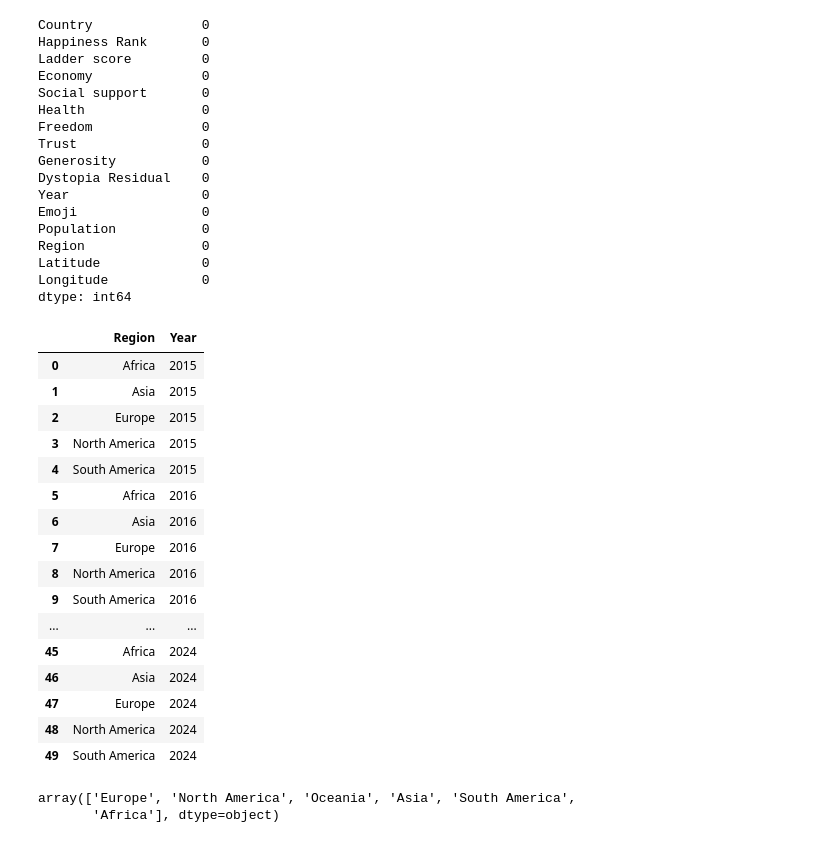
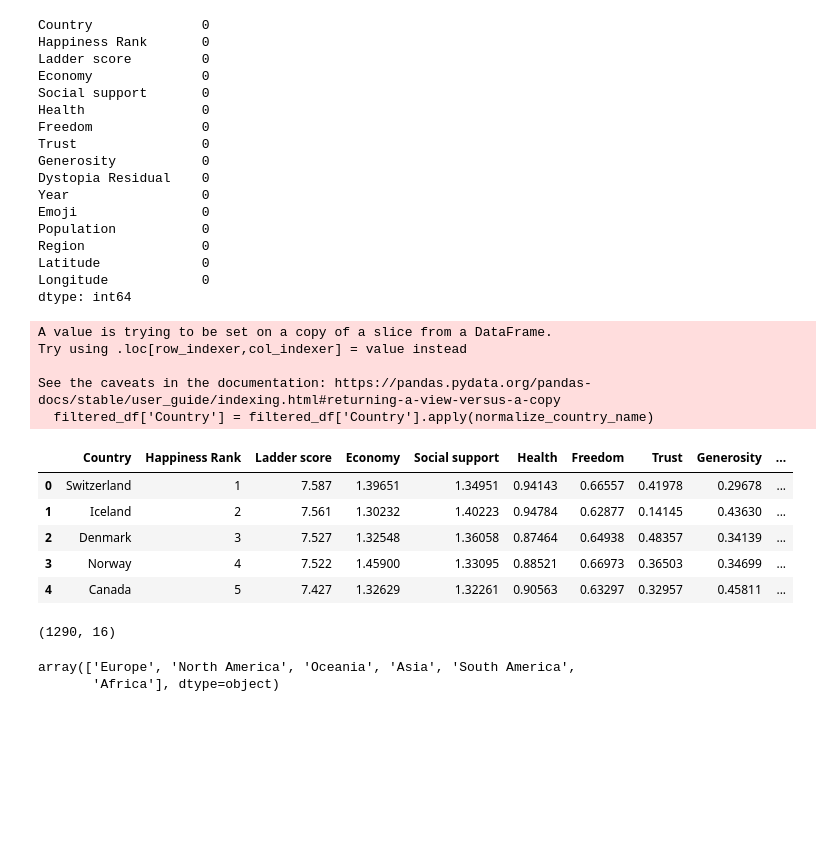
Before and after one commit to priscilla100/cse564_Visualization, a Jupyter notebook: static/whr_data/Untitled1.ipynb, the cells around one changed output. Cells and saved outputs as stored; diff of their text form; code cells hidden in the pictures; blank space fills up the shorter version.

```diff
--- a/static/whr_data/Untitled1.ipynb
+++ b/static/whr_data/Untitled1.ipynb
@@ -50,20 +24,32 @@ sampled_records.to_csv("pcp_data.csv",index=False)
-# %%
-most_uncertain_records[['Region', "Year"]]
-# %% [output]
-|  | Region | Year |
-| 0 | Africa | 2015 |
-| 1 | Asia | 2015 |
-| 2 | Europe | 2015 |
-| 3 | North America | 2015 |
-| 4 | South America | 2015 |
-| 5 | Africa | 2016 |
-| 6 | Asia | 2016 |
-| 7 | Europe | 2016 |
-| 8 | North America | 2016 |
-| 9 | South America | 2016 |
-| ... | ... | ... |
-| 45 | Africa | 2024 |
-| 46 | Asia | 2024 |
-| 47 | Europe | 2024 |
-| 48 | North America | 2024 |
-| 49 | South America | 2024 |
+# %%
+import pandas as pd
+import pycountry
+
+# Normalize country names
+def normalize_country_name(country_name):
+    try:
+        # Use pycountry to lookup and get the country's official name
+        country = pycountry.countries.lookup(country_name)
+        return country.name
+    except LookupError:
+        return country_name
+
+filtered_df['Country'] = filtered_df['Country'].apply(normalize_country_name)
+
+# Store the normalized data to a new CSV file
+filtered_df.to_csv('normalized_data.csv', index=False)
+
+# Display the normalized data
+df.head()
+# %% [output]
+A value is trying to be set on a copy of a slice from a DataFrame.
+Try using .loc[row_indexer,col_indexer] = value instead
+
+See the caveats in the documentation: https://pandas.pydata.org/pandas-docs/stable/user_guide/indexing.html#returning-a-view-versus-a-copy
+  filtered_df['Country'] = filtered_df['Country'].apply(normalize_country_name)
+|  | Country | Happiness Rank | Ladder score | Economy | Social support | Health | Freedom | Trust | Generosity | ... |
+| 0 | Switzerland | 1 | 7.587 | 1.39651 | 1.34951 | 0.94143 | 0.66557 | 0.41978 | 0.29678 | ... |
+| 1 | Iceland | 2 | 7.561 | 1.30232 | 1.40223 | 0.94784 | 0.62877 | 0.14145 | 0.43630 | ... |
+| 2 | Denmark | 3 | 7.527 | 1.32548 | 1.36058 | 0.87464 | 0.64938 | 0.48357 | 0.34139 | ... |
+| 3 | Norway | 4 | 7.522 | 1.45900 | 1.33095 | 0.88521 | 0.66973 | 0.36503 | 0.34699 | ... |
+| 4 | Canada | 5 | 7.427 | 1.32629 | 1.32261 | 0.90563 | 0.63297 | 0.32957 | 0.45811 | ... |
@@ -70,3 +91,7 @@ most_uncertain_records[['Region', "Year"]]
+# %%
+filtered_df.shape
+# %% [output]
+(1290, 16)
 # %%
 df['Region'].unique()
 # %% [output]
```
Also changed, not shown: parts of 3 cells of this notebook, 6 other files.
